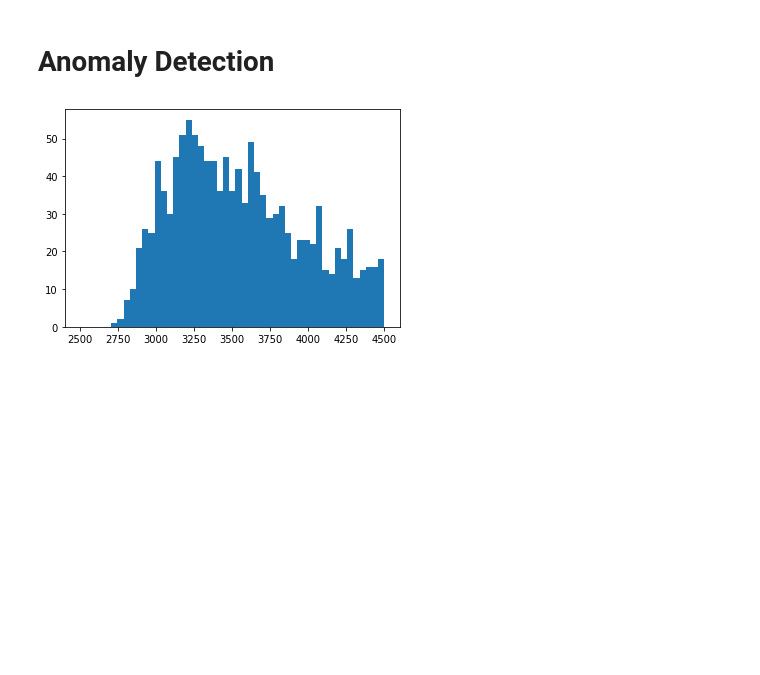
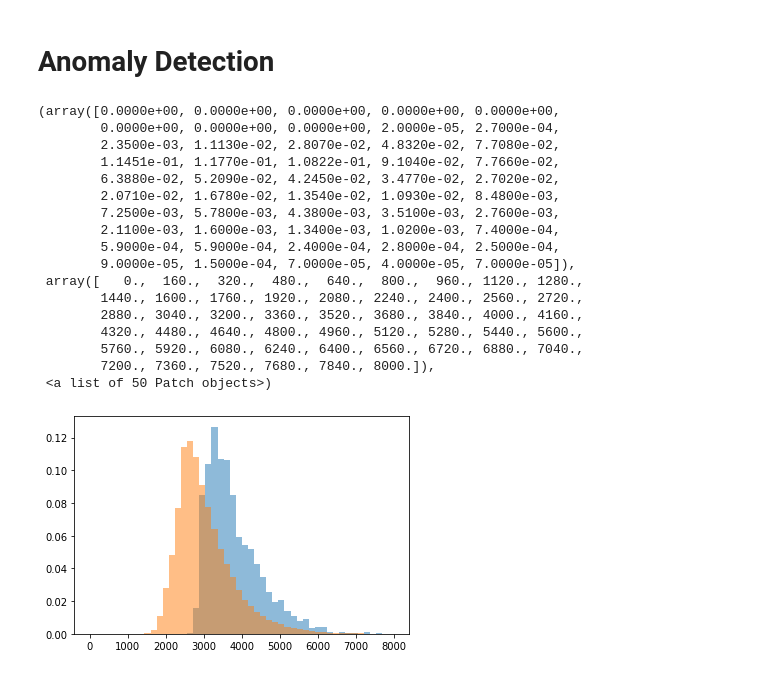
Before and after one commit to stsan9/AnomalyDetection4Jets, a Jupyter notebook: code/AE.ipynb, the cells around one changed output. Cells and saved outputs as stored; diff of their text form; code cells hidden in the pictures; blank space fills up the shorter version.

Commit message:
bump hunt graphic

```diff
--- a/code/AE.ipynb
+++ b/code/AE.ipynb
@@ -482,8 +481,34 @@ for event, group in outliers.groupby(['event']):
     jets = sequence.inclusive_jets()
     if(len(jets) >= 2):
         mass.append(invariant_mass(jets[0],jets[1]))
-# %%
-_ = plt.hist(mass, bins=np.linspace(2500,4500, 50))
-_ = plt.hist()
-# %% [output]
-[figure, removed]
+# %%
+path = '/anomalyvol/data/jet_ver/bb1_jet_mass.h5'
+mgen = generator(path, chunk_size, total_size)
+all_mass = next(mgen)
+
+for i in range(total_size // chunk_size - 1):
+    all_mass.append(next(mgen))
+# %%
+weights = np.ones_like(mass) / len(mass)
+plt.hist(mass, bins=np.linspace(0,8000, 51), alpha = 0.5, weights=weights)
+weights = np.ones_like(all_mass) / len(all_mass)
+plt.hist(all_mass.mass, bins=np.linspace(0,8000, 51), alpha = 0.5, weights=weights)
+# %% [output]
+(array([0.0000e+00, 0.0000e+00, 0.0000e+00, 0.0000e+00, 0.0000e+00,
+        0.0000e+00, 0.0000e+00, 0.0000e+00, 2.0000e-05, 2.7000e-04,
+        2.3500e-03, 1.1130e-02, 2.8070e-02, 4.8320e-02, 7.7080e-02,
+        1.1451e-01, 1.1770e-01, 1.0822e-01, 9.1040e-02, 7.7660e-02,
+        6.3880e-02, 5.2090e-02, 4.2450e-02, 3.4770e-02, 2.7020e-02,
+        2.0710e-02, 1.6780e-02, 1.3540e-02, 1.0930e-02, 8.4800e-03,
+        7.2500e-03, 5.7800e-03, 4.3800e-03, 3.5100e-03, 2.7600e-03,
+        2.1100e-03, 1.6000e-03, 1.3400e-03, 1.0200e-03, 7.4000e-04,
+        5.9000e-04, 5.9000e-04, 2.4000e-04, 2.8000e-04, 2.5000e-04,
+        9.0000e-05, 1.5000e-04, 7.0000e-05, 4.0000e-05, 7.0000e-05]),
+ array([   0.,  160.,  320.,  480.,  640.,  800.,  960., 1120., 1280.,
+        1440., 1600., 1760., 1920., 2080., 2240., 2400., 2560., 2720.,
+        2880., 3040., 3200., 3360., 3520., 3680., 3840., 4000., 4160.,
+        4320., 4480., 4640., 4800., 4960., 5120., 5280., 5440., 5600.,
+        5760., 5920., 6080., 6240., 6400., 6560., 6720., 6880., 7040.,
+        7200., 7360., 7520., 7680., 7840., 8000.]),
+ <a list of 50 Patch objects>)
+[figure, added]
```
Also changed, not shown: parts of 19 cells of this notebook.
